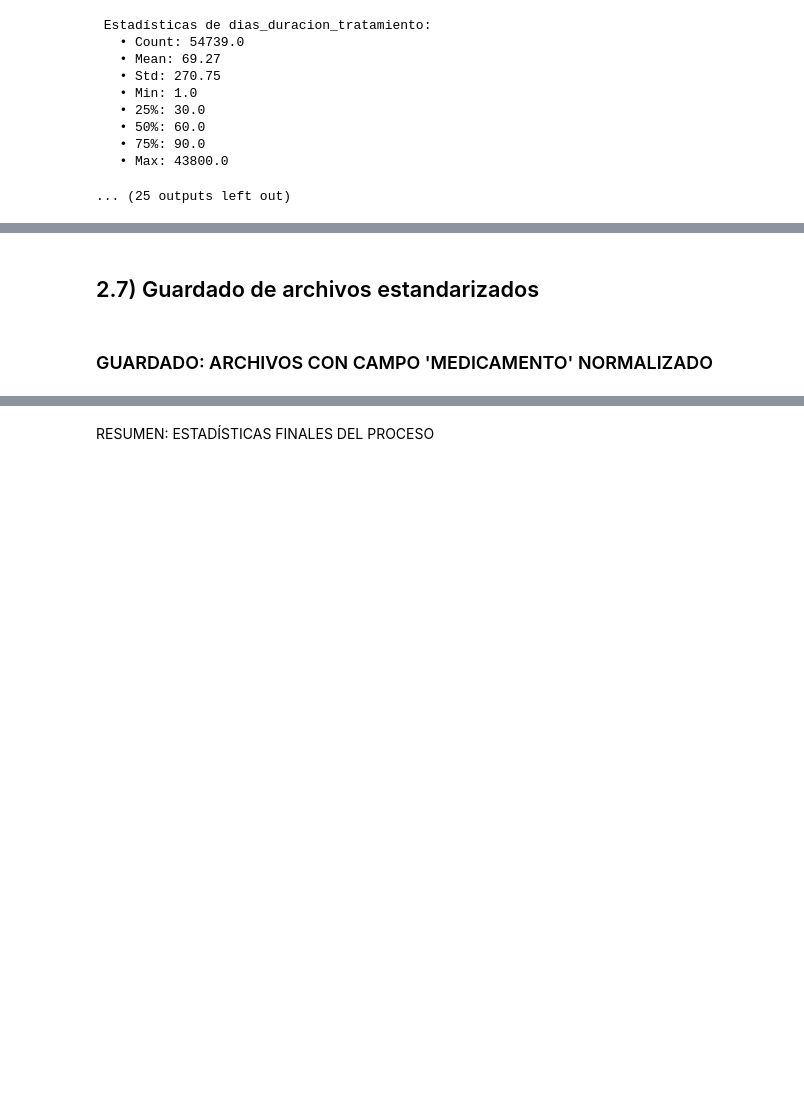
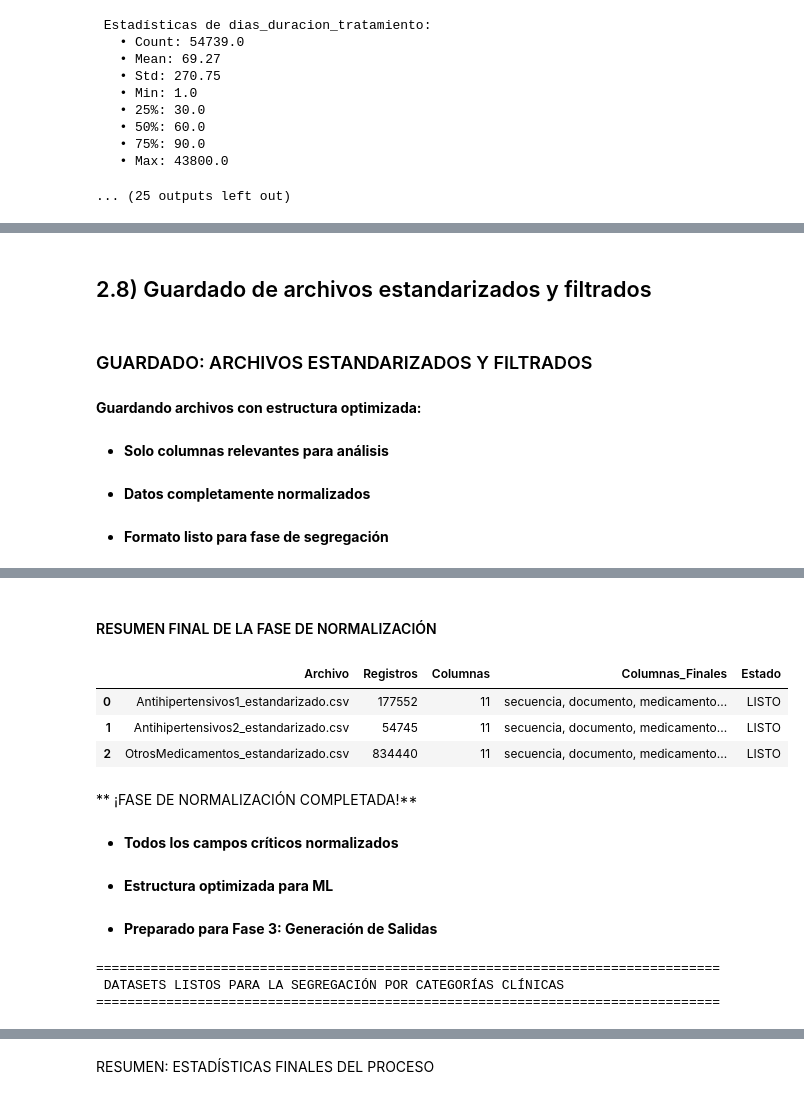
Before and after one commit to Prado500/repoProyectoFinal, a Jupyter notebook: presentacion.ipynb, the cells around one changed output, grey strips where cells are left out. Cells and saved outputs as stored; diff of their text form; code cells hidden in the pictures; blank space fills up the shorter version.

Commit message:
Data and documentation ready

```diff
--- a/presentacion.ipynb
+++ b/presentacion.ipynb
@@ -2428,22 +3110,61 @@ print(" ¡Dataset completamente normalizado y listo para la Fase 3!")
 # %% [markdown]
 
-## 2.7) Guardado de archivos estandarizados
+## 2.8) Guardado de archivos estandarizados y filtrados
 # %%
-display(Markdown("### GUARDADO: ARCHIVOS CON CAMPO 'MEDICAMENTO' NORMALIZADO"))
+display(Markdown("### GUARDADO: ARCHIVOS ESTANDARIZADOS Y FILTRADOS"))
+
+display(Markdown("**Guardando archivos con estructura optimizada:**"))
+display(Markdown("- **Solo columnas relevantes para análisis**"))
+display(Markdown("- **Datos completamente normalizados**"))
+display(Markdown("- **Formato listo para fase de segregación**"))
 
 for nombre_salida, df in archivos_procesados.items():
-    # Asegurar que tenemos la nueva columna 'cantidad_mg' en una posición lógica
-    columnas = list(df.columns)
-    if 'cantidad_mg' in columnas and 'medicamento' in columnas:
-        # Mover 'cantidad_mg' después de 'medicamento'
-        idx_medicamento = columnas.index('medicamento')
-        columnas.remove('cantidad_mg')
-        columnas.insert(idx_medicamento + 1, 'cantidad_mg')
-        df = df[columnas]
+    # Asegurar el orden lógico de las columnas
+    orden_columnas = [
+        'secuencia', 'documento', 'nombre1_pac', 'apll1_pac', 'sexo', 'fecha_orden',
+        'medicamento', 'cantidad_mg', 'frecuencia_hrs', 'unidades_dosis', 'dias_duracion_tratamiento'
+    ]
 
-    df.to_csv(nombre_salida, index=False, sep=';', encoding='latin-1')
-    print(f"  Guardado: {nombre_salida} ({len(df)} registros, {len(df.columns)} columnas)")
+    # Reordenar columnas según el orden lógico (solo las que existen)
+    columnas_existentes = [col for col in orden_columnas if col in df.columns]
+    df_ordenado = df[columnas_existentes]
 
-print(f"\n  Todos los archivos han sido guardados con el campo 'medicamento' normalizado")
+    # Guardar el archivo
+    df_ordenado.to_csv(nombre_salida, index=False, sep=';', encoding='latin-1')
+    print(f" Guardado: {nombre_salida}")
+    print(f"   - Dimensiones: {len(df_ordenado)} registros x {len(df_ordenado.columns)} columnas")
+    print(f"   - Columnas: {list(df_ordenado.columns)}")
+    print(f"   - Tamaño aproximado: {df_ordenado.memory_usage(deep=True).sum() / 1024 / 1024:.2f} MB")
+
+print(f"\n Todos los archivos han sido guardados con estructura optimizada")
+
+# Mostrar resumen final de todos los archivos
+display(Markdown("####  RESUMEN FINAL DE LA FASE DE NORMALIZACIÓN"))
+
+resumen_data = []
+for nombre_archivo, df in archivos_procesados.items():
+    resumen_data.append({
+        'Archivo': nombre_archivo,
+        'Registros': len(df),
+        'Columnas': len(df.columns),
+        'Columnas_Finales': ', '.join(df.columns),
+        'Estado': ' LISTO'
+    })
+
+resumen_df = pd.DataFrame(resumen_data)
+display(resumen_df)
+
+display(Markdown("** ¡FASE DE NORMALIZACIÓN COMPLETADA!**"))
+display(Markdown("- **Todos los campos críticos normalizados**"))
+display(Markdown("- **Estructura optimizada para ML**"))
+display(Markdown("- **Preparado para Fase 3: Generación de Salidas**"))
+
+print("\n" + "="*80)
+print(" DATASETS LISTOS PARA LA SEGREGACIÓN POR CATEGORÍAS CLÍNICAS")
+print("="*80)
 # %% [output]
-### GUARDADO: ARCHIVOS CON CAMPO 'MEDICAMENTO' NORMALIZADO
+### GUARDADO: ARCHIVOS ESTANDARIZADOS Y FILTRADOS
+**Guardando archivos con estructura optimizada:**
+- **Solo columnas relevantes para análisis**
+- **Datos completamente normalizados**
+- **Formato listo para fase de segregación**
@@ -2455 +3185,13 @@ print(f"\n  Todos los archivos han sido guardados con el campo 'medicamento' nor
+####  RESUMEN FINAL DE LA FASE DE NORMALIZACIÓN
+|  | Archivo | Registros | Columnas | Columnas_Finales | Estado |
+| 0 | Antihipertensivos1_estandarizado.csv | 177552 | 11 | secuencia, documento, medicamento... | LISTO |
+| 1 | Antihipertensivos2_estandarizado.csv | 54745 | 11 | secuencia, documento, medicamento... | LISTO |
+| 2 | OtrosMedicamentos_estandarizado.csv | 834440 | 11 | secuencia, documento, medicamento... | LISTO |
+** ¡FASE DE NORMALIZACIÓN COMPLETADA!**
+- **Todos los campos críticos normalizados**
+- **Estructura optimizada para ML**
+- **Preparado para Fase 3: Generación de Salidas**
+================================================================================
+ DATASETS LISTOS PARA LA SEGREGACIÓN POR CATEGORÍAS CLÍNICAS
+================================================================================
 # %% [markdown]
```
Also changed, not shown: parts of 24 cells of this notebook, 2 other files.
